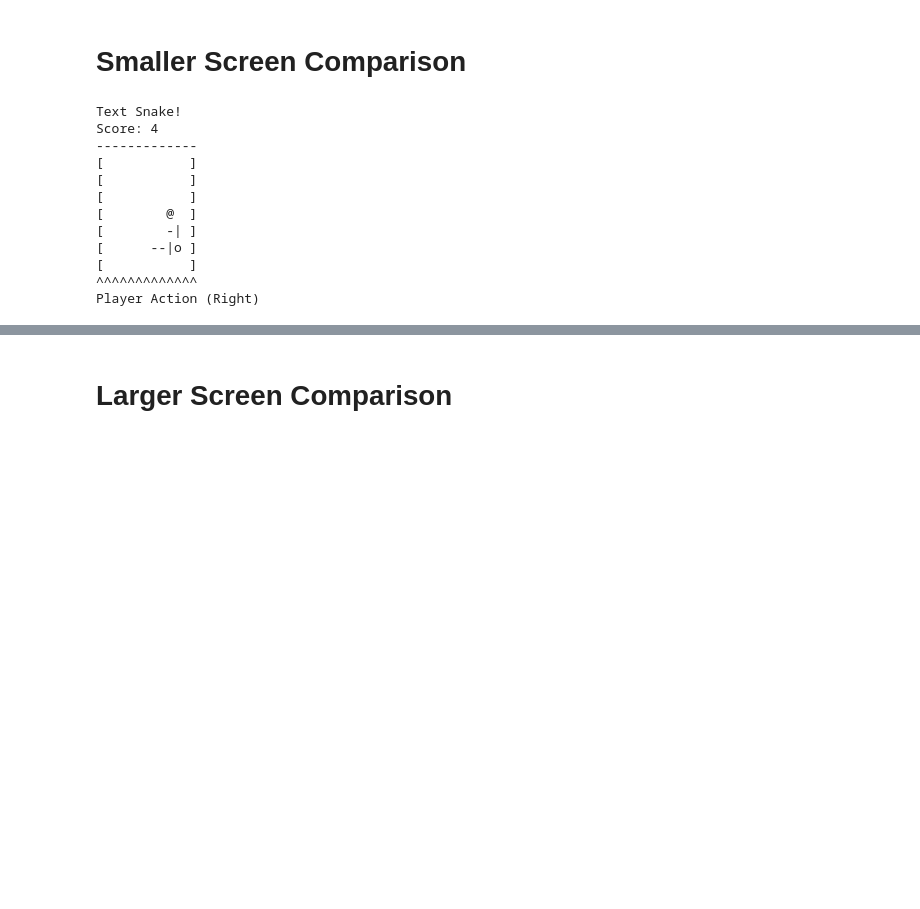
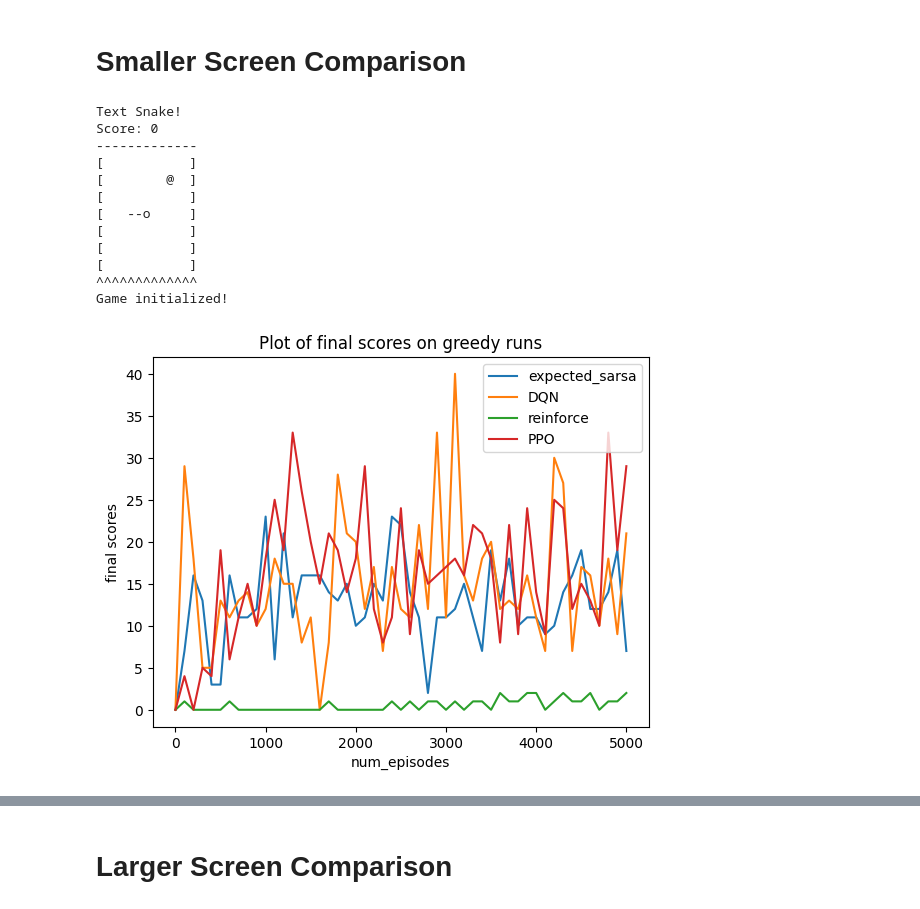
Before and after one commit to axeld5/rl_project, a Jupyter notebook: snake_game.ipynb, the cells around one changed output, grey strips where cells are left out. Cells and saved outputs as stored; diff of their text form; code cells hidden in the pictures; blank space fills up the shorter version.

```diff
--- a/snake_game.ipynb
+++ b/snake_game.ipynb
@@ -311,7 +311,7 @@ agent_info = {"num_actions": 3, "num_states": len(state_dict), "EPS_START": 0.9,
 small_esarsa_agent = ExpectedSarsaAgent()
 small_esarsa_agent.agent_init(agent_info)
 small_esarsa_score_list = [0]
-num_episodes = 100
+num_episodes = 1000
 for run in tqdm.tqdm(range(num_runs//10)):
     steps_done = 0
     for episode in tqdm.tqdm(range(num_episodes)):
@@ -378,17 +378,30 @@ for j in tqdm.tqdm(range(num_runs)):
     small_ppo_score_list.append(info[0]["score"])
 # %% [output]
 Text Snake!
-Score: 4
+Score: 0
 -------------
+[           ]
+[        @  ]
+[           ]
+[   --o     ]
 [           ]
 [           ]
 [           ]
-[        @  ]
-[        -| ]
-[      --|o ]
-[           ]
 ^^^^^^^^^^^^^
-Player Action (Right)
+Game initialized!
+# %%
+fig = plt.figure()
+plt.plot(x_list, small_esarsa_score_list, label="expected_sarsa")
+plt.plot(x_list, small_dqn_score_list, label="DQN")
+plt.plot(x_list, small_reinf_score_list, label="reinforce")
+plt.plot(x_list, small_ppo_score_list, label="PPO")
+plt.xlabel("num_episodes")
+plt.ylabel("final scores")
+plt.legend()
+plt.title("Plot of final scores on greedy runs")
+plt.show()
+# %% [output]
+[figure, added]
 # %%
 import numpy as np
 
```
Also changed, not shown: parts of 4 cells of this notebook, 1 other file.
